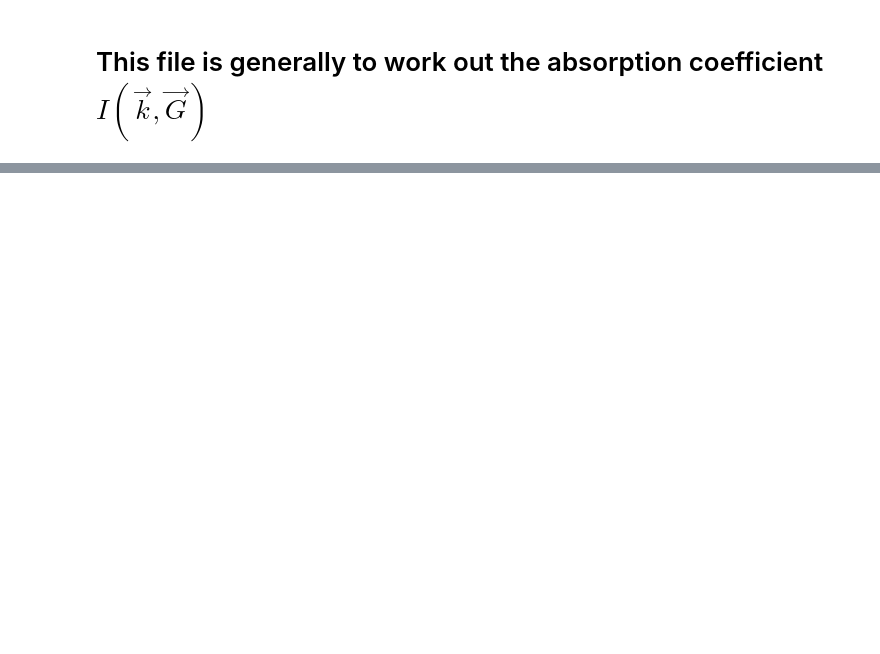
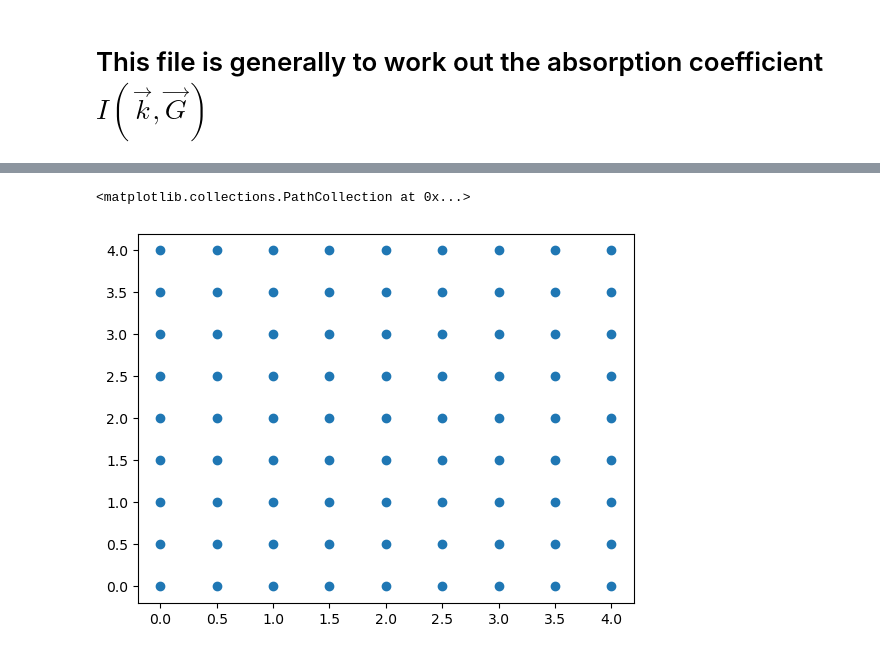
Before and after one commit to Taaseen-Islam-u7121940/Axion-Flux, a Jupyter notebook: Code/absorption.ipynb, the cells around one changed output, grey strips where cells are left out. Cells and saved outputs as stored; diff of their text form; code cells hidden in the pictures; blank space fills up the shorter version.

```diff
--- a/Code/absorption.ipynb
+++ b/Code/absorption.ipynb
@@ -184,0 +188,9 @@ array([  0.  ,   0.  ,   0.  , ..., 126.42, 126.42, 126.42])
+# %%
+full_grid = np.array(tuple(itertools.product(np.arange(0,4.5,0.5),
+                                             np.arange(0,4.5,0.5))))
+
+plt.scatter(full_grid[:,0],
+            full_grid[:,1])
+# %% [output]
+<matplotlib.collections.PathCollection at 0x...>
+[figure, added]
```
Also changed, not shown: parts of 29 cells of this notebook.
